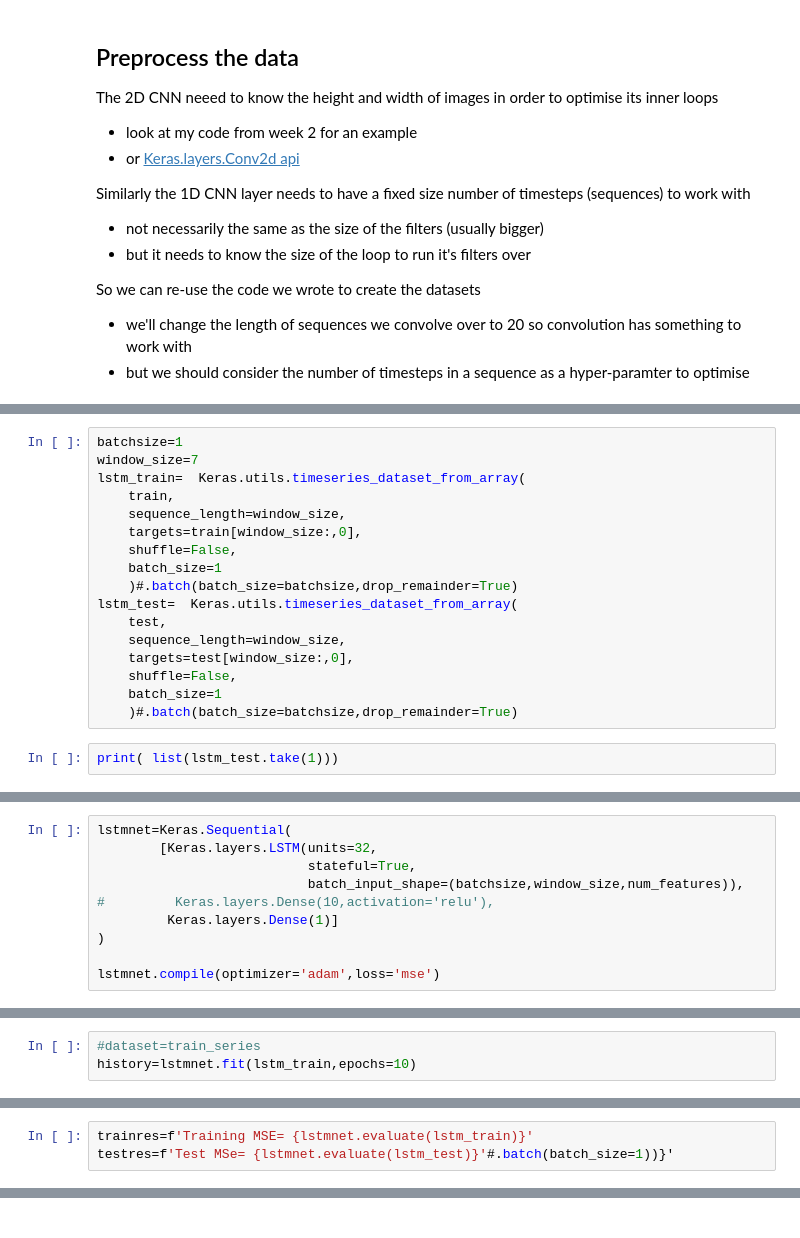
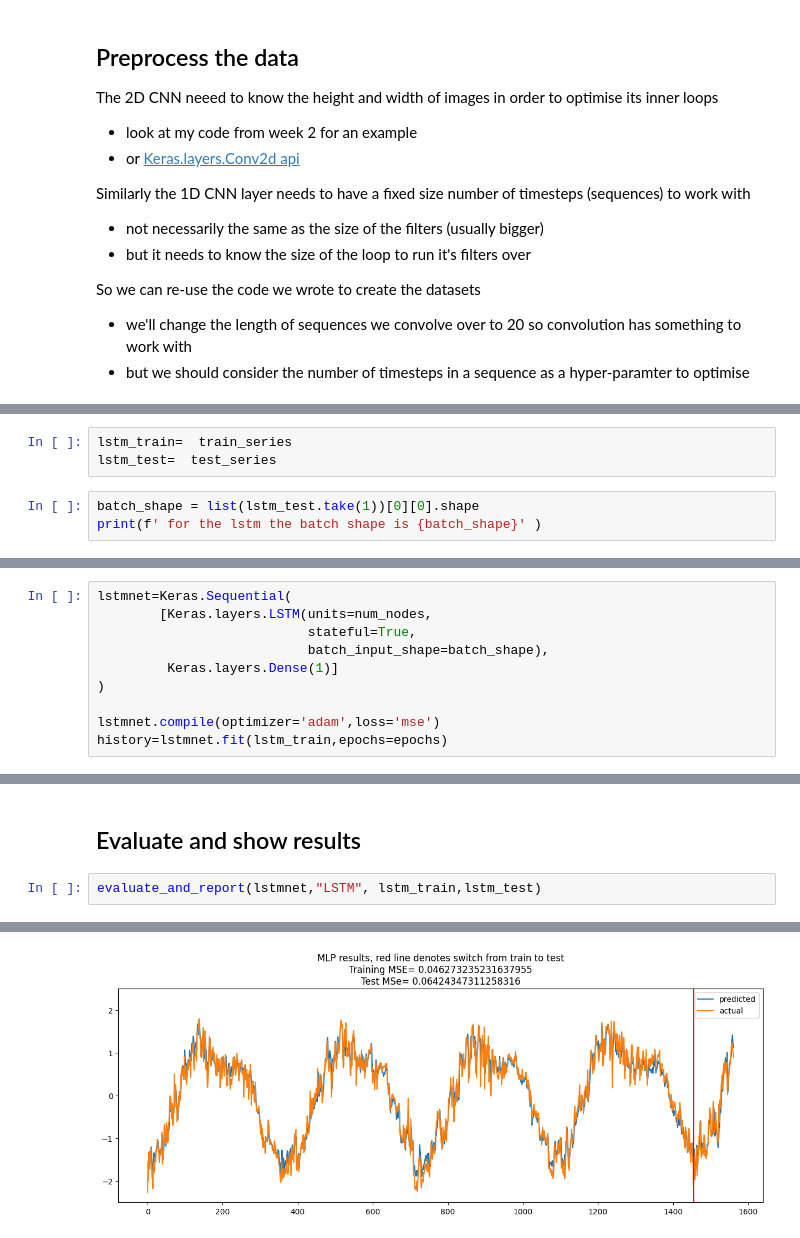
Before and after one commit to jim-smith/Advanced_AI, a Jupyter notebook: Learning_Materials/week5/time-series-prediction-workbook.ipynb, the cells around one changed output, grey strips where cells are left out. Drawn from its saved outputs; the diff is of its cells as text.

```diff
--- a/Learning_Materials/week5/time-series-prediction-workbook.ipynb
+++ b/Learning_Materials/week5/time-series-prediction-workbook.ipynb
@@ -483,20 +532,7 @@ ax.legend()
 # %%
-batchsize=1
-window_size=7
-lstm_train=  Keras.utils.timeseries_dataset_from_array(
-    train,
-    sequence_length=window_size,
-    targets=train[window_size:,0],
-    shuffle=False,
-    batch_size=1
-    )#.batch(batch_size=batchsize,drop_remainder=True)
-lstm_test=  Keras.utils.timeseries_dataset_from_array(
-    test,
-    sequence_length=window_size,
-    targets=test[window_size:,0],
-    shuffle=False,
-    batch_size=1
-    )#.batch(batch_size=batchsize,drop_remainder=True)
+lstm_train=  train_series
+lstm_test=  test_series
 # %%
-print( list(lstm_test.take(1)))
+batch_shape = list(lstm_test.take(1))[0][0].shape
+print(f' for the lstm the batch shape is {batch_shape}' )
 # %% [output]
@@ -511,10 +542,10 @@ array([[[  -1.30452123,    1.49713608,   -0.89006431, -121.59778011],
 # %%
 lstmnet=Keras.Sequential(
-        [Keras.layers.LSTM(units=32,
+        [Keras.layers.LSTM(units=num_nodes,
                            stateful=True,
-                           batch_input_shape=(batchsize,window_size,num_features)),
-#         Keras.layers.Dense(10,activation='relu'),
+                           batch_input_shape=batch_shape),
          Keras.layers.Dense(1)]
 )
 
 lstmnet.compile(optimizer='adam',loss='mse')
+history=lstmnet.fit(lstm_train,epochs=epochs)
@@ -521,3 +573,0 @@ lstmnet.compile(optimizer='adam',loss='mse')
-# %%
-#dataset=train_series
-history=lstmnet.fit(lstm_train,epochs=10)
@@ -548,4 +574,5 @@ Epoch 10/10
+# %% [markdown]
+## Evaluate and show results
 # %%
-trainres=f'Training MSE= {lstmnet.evaluate(lstm_train)}'
-testres=f'Test MSe= {lstmnet.evaluate(lstm_test)}'#.batch(batch_size=1))}'
+evaluate_and_report(lstmnet,"LSTM", lstm_train,lstm_test)
 # %% [output]
@@ -555,0 +587 @@ testres=f'Test MSe= {lstmnet.evaluate(lstm_test)}'#.batch(batch_size=1))}'
+[figure, added]
```
Also changed, not shown: parts of 33 cells of this notebook.
